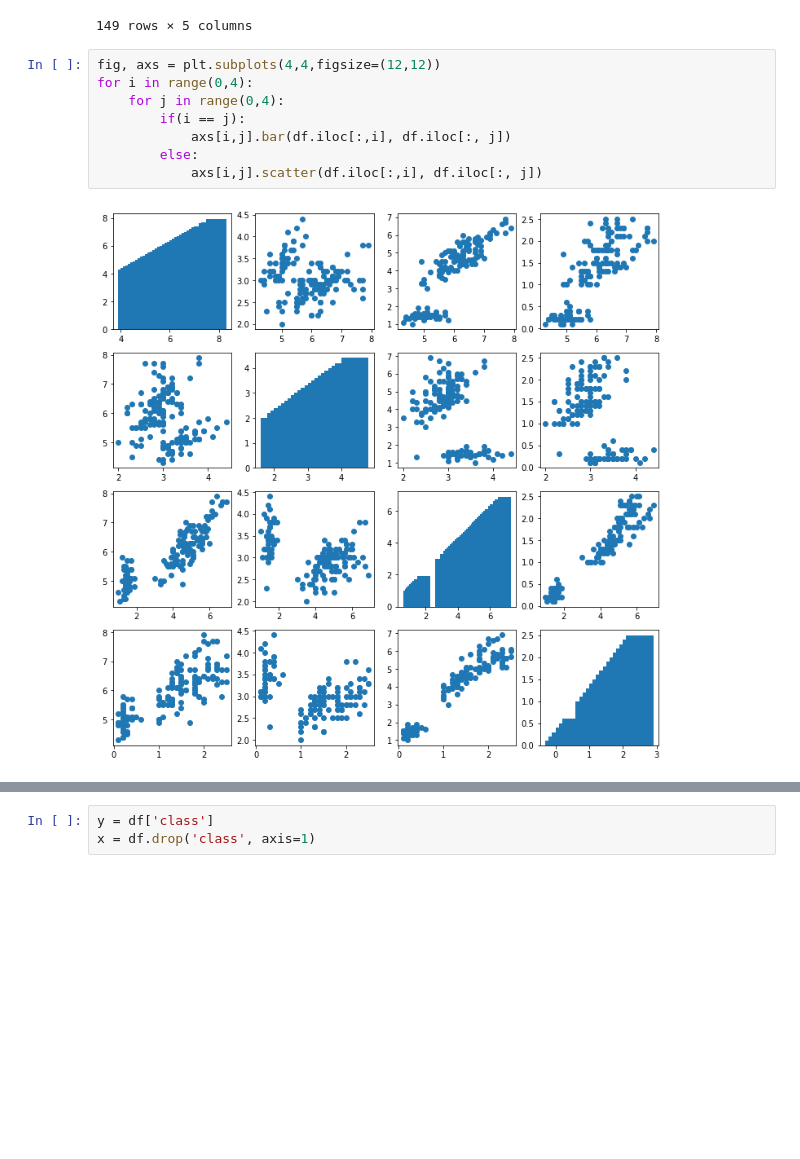
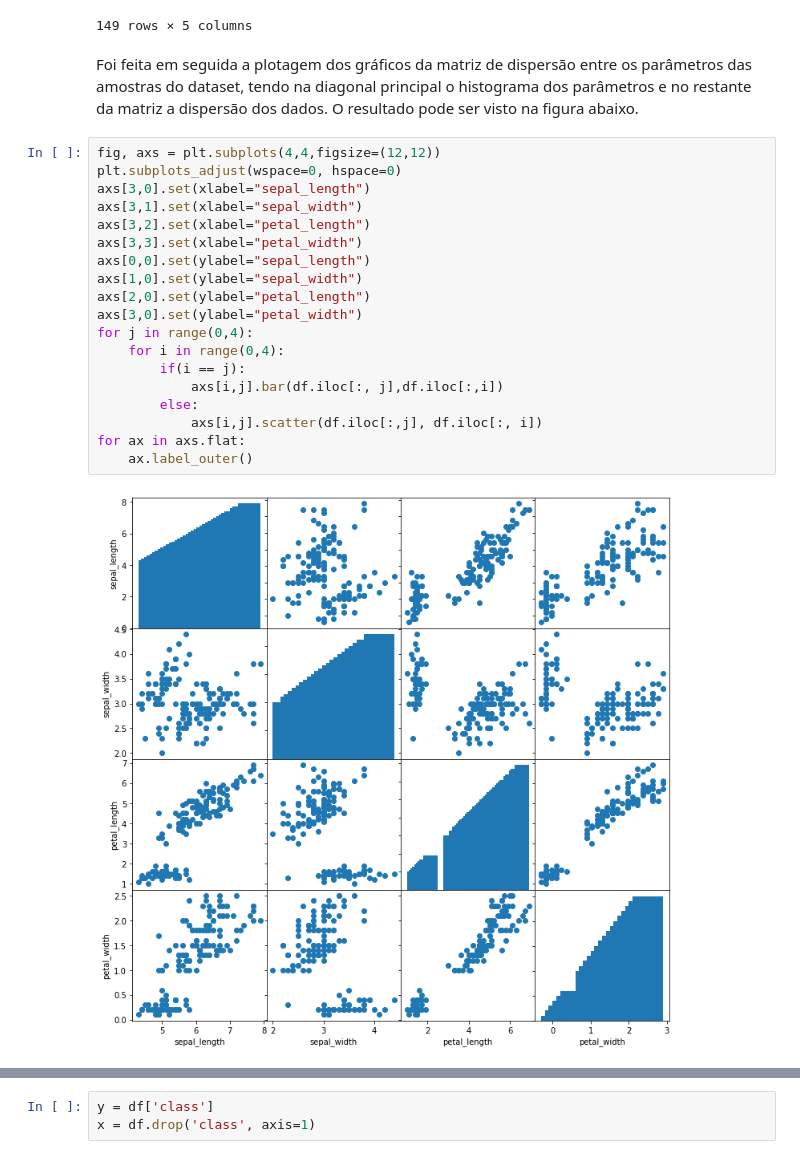
Before and after one commit to Vineasouza/Inteligencia-Artificial, a Jupyter notebook: src/Projeto/Parte 1/Iris.ipynb, the cells around one changed output, grey strips where cells are left out. Saved outputs shown, nothing was run; the diff lists cells and outputs as text; blank space fills up the shorter version.

```diff
--- a/src/Projeto/Parte 1/Iris.ipynb
+++ b/src/Projeto/Parte 1/Iris.ipynb
@@ -23,13 +44,28 @@ df
 | 147 | 6.2 | 3.4 | 5.4 | 2.3 | Iris-virginica |
 | 148 | 5.9 | 3.0 | 5.1 | 1.8 | Iris-virginica |
 149 rows × 5 columns
+# %% [markdown]
+<p>Foi feita em seguida a plotagem dos gráficos da matriz de dispersão entre os parâmetros das amostras do
+dataset, tendo na diagonal principal o histograma dos parâmetros e no restante
+da matriz a dispersão dos dados. O resultado pode ser visto na figura abaixo.</p>
 # %%
 fig, axs = plt.subplots(4,4,figsize=(12,12))
-for i in range(0,4):
-    for j in range(0,4):
+plt.subplots_adjust(wspace=0, hspace=0)
+axs[3,0].set(xlabel="sepal_length")
+axs[3,1].set(xlabel="sepal_width")
+axs[3,2].set(xlabel="petal_length")
+axs[3,3].set(xlabel="petal_width")
+axs[0,0].set(ylabel="sepal_length")
+axs[1,0].set(ylabel="sepal_width")
+axs[2,0].set(ylabel="petal_length")
+axs[3,0].set(ylabel="petal_width")
+for j in range(0,4):
+    for i in range(0,4):
         if(i == j):
-            axs[i,j].bar(df.iloc[:,i], df.iloc[:, j])
+            axs[i,j].bar(df.iloc[:, j],df.iloc[:,i])
         else:
-            axs[i,j].scatter(df.iloc[:,i], df.iloc[:, j])
+            axs[i,j].scatter(df.iloc[:,j], df.iloc[:, i])
+for ax in axs.flat:
+    ax.label_outer()
 # %% [output]
-[figure, old version]
+[figure, new version]
```
Also changed, not shown: parts of 16 cells of this notebook.
